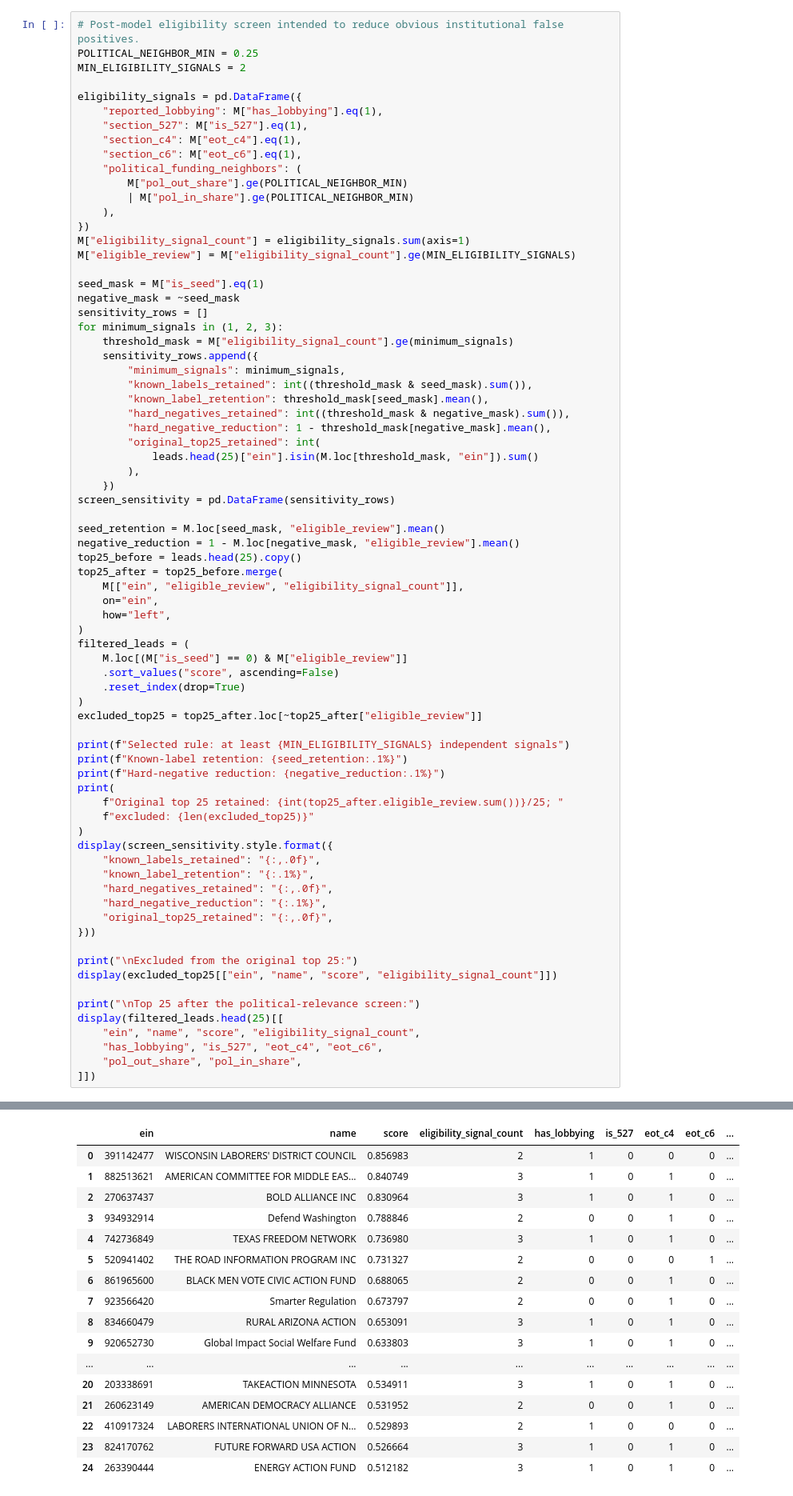
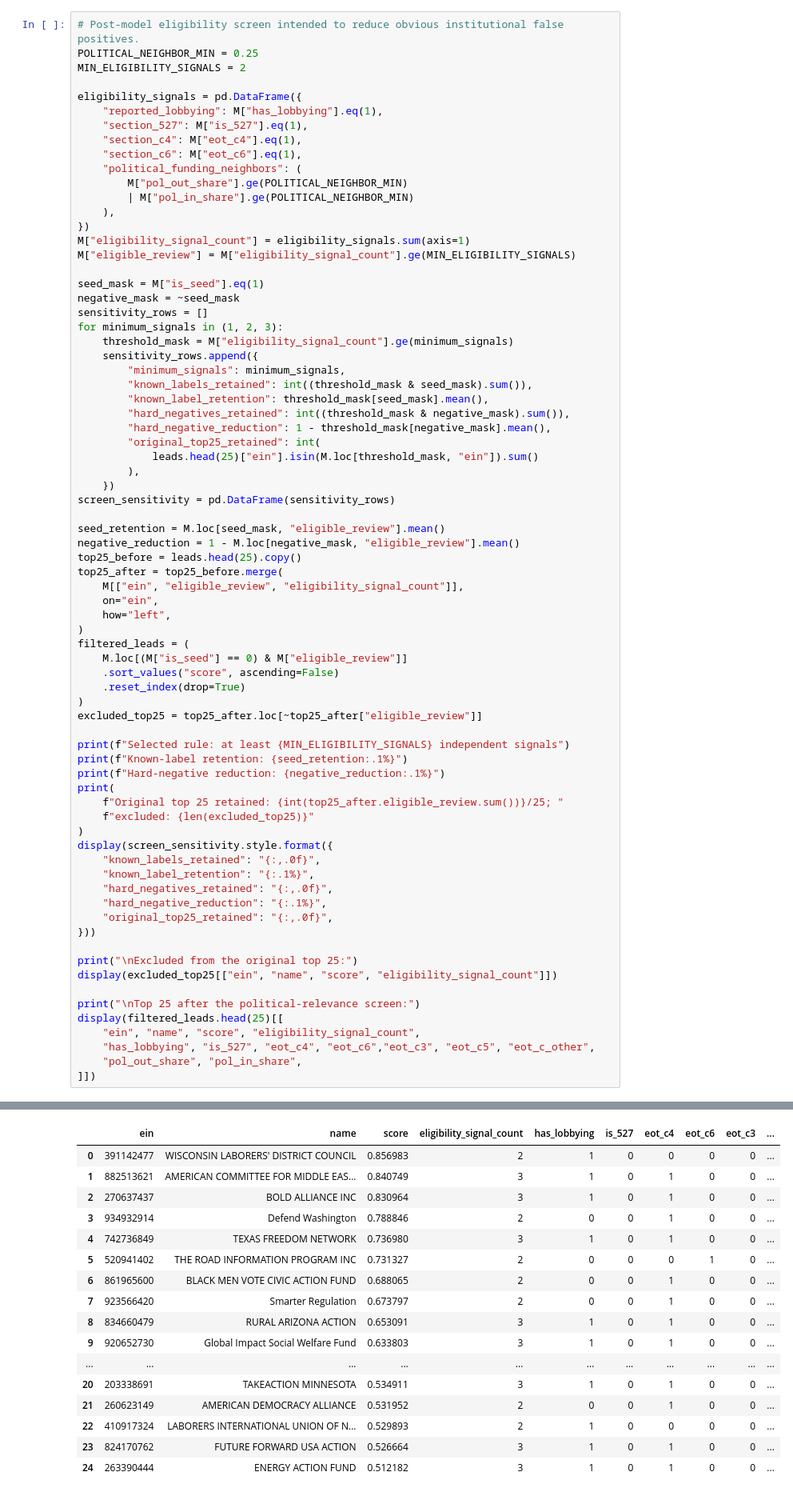
Before and after one commit to team-glass-house/influence-network, a Jupyter notebook: notebooks/network_analysis_modeling.ipynb, the cells around one changed output, grey strips where cells are left out. Shown at 80% size. Saved outputs shown, nothing was run; the diff lists cells and outputs as text.

Commit message:
Network analysis updates

```diff
--- a/notebooks/network_analysis_modeling.ipynb
+++ b/notebooks/network_analysis_modeling.ipynb
@@ -752,51 +730,51 @@ print(
 display(screen_sensitivity.style.format({
     "known_labels_retained": "{:,.0f}",
     "known_label_retention": "{:.1%}",
     "hard_negatives_retained": "{:,.0f}",
     "hard_negative_reduction": "{:.1%}",
     "original_top25_retained": "{:,.0f}",
 }))
 
 print("\nExcluded from the original top 25:")
 display(excluded_top25[["ein", "name", "score", "eligibility_signal_count"]])
 
 print("\nTop 25 after the political-relevance screen:")
 display(filtered_leads.head(25)[[
     "ein", "name", "score", "eligibility_signal_count",
-    "has_lobbying", "is_527", "eot_c4", "eot_c6",
+    "has_lobbying", "is_527", "eot_c4", "eot_c6","eot_c3", "eot_c5", "eot_c_other",
     "pol_out_share", "pol_in_share",
 ]])
 # %% [output]
 Selected rule: at least 2 independent signals
 Known-label retention: 87.2%
 Hard-negative reduction: 68.2%
 Original top 25 retained: 23/25; excluded: 2
 |  | minimum_signals | known_labels_retained | known_label_retention | hard_negatives_retained | ... |
 | 0 | 1 | 257 | 97.0% | 2,589 | ... |
 | 1 | 2 | 231 | 87.2% | 1,322 | ... |
 | 2 | 3 | 167 | 63.0% | 551 | ... |
 Excluded from the original top 25:
 |  | ein | name | score | eligibility_signal_count |
 | 2 | 530167933 | THE WILDERNESS SOCIETY | 0.831783 | 1 |
 | 10 | 462083021 | TRANSPORTATION ENERGY INSTITUTE | 0.634742 | 1 |
 Top 25 after the political-relevance screen:
-|  | ein | name | score | eligibility_signal_count | has_lobbying | is_527 | eot_c4 | eot_c6 | ... |
-| 0 | 391142477 | WISCONSIN LABORERS' DISTRICT COUNCIL | 0.856983 | 2 | 1 | 0 | 0 | 0 | ... |
-| 1 | 882513621 | AMERICAN COMMITTEE FOR MIDDLE EAS... | 0.840749 | 3 | 1 | 0 | 1 | 0 | ... |
-| 2 | 270637437 | BOLD ALLIANCE INC | 0.830964 | 3 | 1 | 0 | 1 | 0 | ... |
-| 3 | 934932914 | Defend Washington | 0.788846 | 2 | 0 | 0 | 1 | 0 | ... |
-| 4 | 742736849 | TEXAS FREEDOM NETWORK | 0.736980 | 3 | 1 | 0 | 1 | 0 | ... |
-| 5 | 520941402 | THE ROAD INFORMATION PROGRAM INC | 0.731327 | 2 | 0 | 0 | 0 | 1 | ... |
-| 6 | 861965600 | BLACK MEN VOTE CIVIC ACTION FUND | 0.688065 | 2 | 0 | 0 | 1 | 0 | ... |
-| 7 | 923566420 | Smarter Regulation | 0.673797 | 2 | 0 | 0 | 1 | 0 | ... |
-| 8 | 834660479 | RURAL ARIZONA ACTION | 0.653091 | 3 | 1 | 0 | 1 | 0 | ... |
-| 9 | 920652730 | Global Impact Social Welfare Fund | 0.633803 | 3 | 1 | 0 | 1 | 0 | ... |
-| ... | ... | ... | ... | ... | ... | ... | ... | ... | ... |
-| 20 | 203338691 | TAKEACTION MINNESOTA | 0.534911 | 3 | 1 | 0 | 1 | 0 | ... |
-| 21 | 260623149 | AMERICAN DEMOCRACY ALLIANCE | 0.531952 | 2 | 0 | 0 | 1 | 0 | ... |
-| 22 | 410917324 | LABORERS INTERNATIONAL UNION OF N... | 0.529893 | 2 | 1 | 0 | 0 | 0 | ... |
-| 23 | 824170762 | FUTURE FORWARD USA ACTION | 0.526664 | 3 | 1 | 0 | 1 | 0 | ... |
-| 24 | 263390444 | ENERGY ACTION FUND | 0.512182 | 3 | 1 | 0 | 1 | 0 | ... |
+|  | ein | name | score | eligibility_signal_count | has_lobbying | is_527 | eot_c4 | eot_c6 | eot_c3 | ... |
+| 0 | 391142477 | WISCONSIN LABORERS' DISTRICT COUNCIL | 0.856983 | 2 | 1 | 0 | 0 | 0 | 0 | ... |
+| 1 | 882513621 | AMERICAN COMMITTEE FOR MIDDLE EAS... | 0.840749 | 3 | 1 | 0 | 1 | 0 | 0 | ... |
+| 2 | 270637437 | BOLD ALLIANCE INC | 0.830964 | 3 | 1 | 0 | 1 | 0 | 0 | ... |
+| 3 | 934932914 | Defend Washington | 0.788846 | 2 | 0 | 0 | 1 | 0 | 0 | ... |
+| 4 | 742736849 | TEXAS FREEDOM NETWORK | 0.736980 | 3 | 1 | 0 | 1 | 0 | 0 | ... |
+| 5 | 520941402 | THE ROAD INFORMATION PROGRAM INC | 0.731327 | 2 | 0 | 0 | 0 | 1 | 0 | ... |
+| 6 | 861965600 | BLACK MEN VOTE CIVIC ACTION FUND | 0.688065 | 2 | 0 | 0 | 1 | 0 | 0 | ... |
+| 7 | 923566420 | Smarter Regulation | 0.673797 | 2 | 0 | 0 | 1 | 0 | 0 | ... |
+| 8 | 834660479 | RURAL ARIZONA ACTION | 0.653091 | 3 | 1 | 0 | 1 | 0 | 0 | ... |
+| 9 | 920652730 | Global Impact Social Welfare Fund | 0.633803 | 3 | 1 | 0 | 1 | 0 | 0 | ... |
+| ... | ... | ... | ... | ... | ... | ... | ... | ... | ... | ... |
+| 20 | 203338691 | TAKEACTION MINNESOTA | 0.534911 | 3 | 1 | 0 | 1 | 0 | 0 | ... |
+| 21 | 260623149 | AMERICAN DEMOCRACY ALLIANCE | 0.531952 | 2 | 0 | 0 | 1 | 0 | 0 | ... |
+| 22 | 410917324 | LABORERS INTERNATIONAL UNION OF N... | 0.529893 | 2 | 1 | 0 | 0 | 0 | 0 | ... |
+| 23 | 824170762 | FUTURE FORWARD USA ACTION | 0.526664 | 3 | 1 | 0 | 1 | 0 | 0 | ... |
+| 24 | 263390444 | ENERGY ACTION FUND | 0.512182 | 3 | 1 | 0 | 1 | 0 | 0 | ... |
 # %%
 # Confusion matrices use leak-free out-of-fold scores at a fixed 0.50 threshold.
 from sklearn.metrics import confusion_matrix, precision_score, recall_score
```
Also changed, not shown: parts of 7 cells of this notebook, 1 other file.
